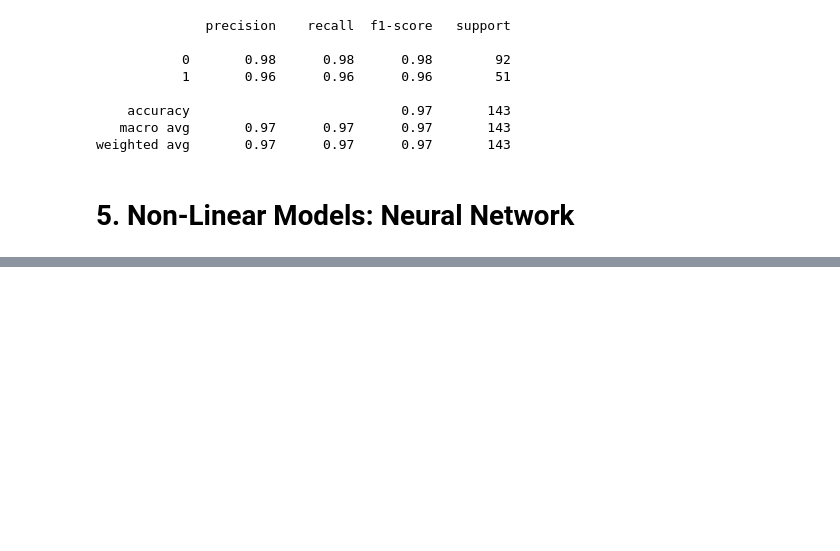
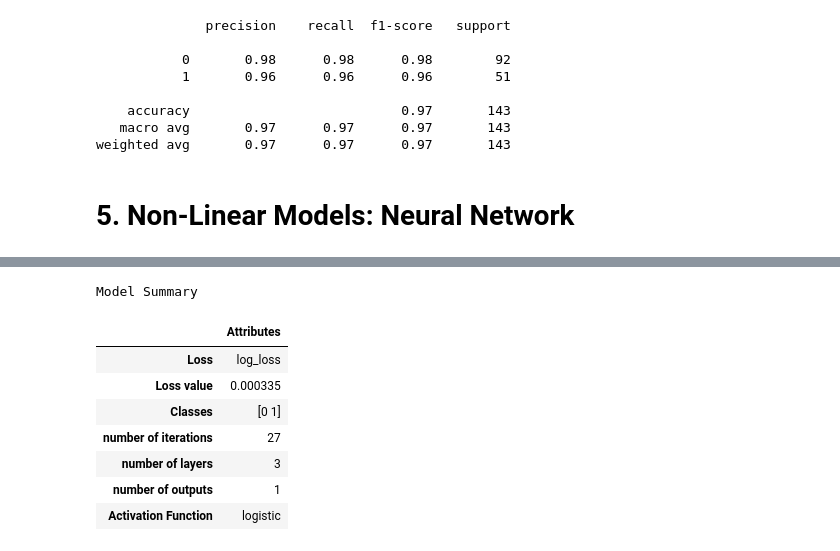
Before and after one commit to lucasabdalah/Exploratory-Data-Analisys, a Jupyter notebook: code/hw3/data_classification.ipynb, the cells around one changed output, grey strips where cells are left out. Drawn from its saved outputs; the diff is of its cells as text; code cells hidden in the pictures; blank space fills up the shorter version.

Commit message:
neural network summary

```diff
--- a/code/hw3/data_classification.ipynb
+++ b/code/hw3/data_classification.ipynb
@@ -224,7 +224,7 @@ weighted avg       0.97      0.97      0.97       143
 # %% [markdown]
 # 5. Non-Linear Models: Neural Network
 # %%
-model = MLPClassifier(activation='logistic',solver='lbfgs', alpha = 1e-5)
+model = MLPClassifier(activation='logistic',solver='lbfgs', alpha = 1e-5, verbose=True)
 model.fit(X_train, y_train)
 
 model.predict(X_test)
@@ -242,0 +243,14 @@ Accuracy of neural network: 0.94
+# %%
+model_parameters = pd.DataFrame([model.loss, model.loss_, model.classes_, model.n_iter_, model.n_layers_, model.n_outputs_, model.out_activation_],
+index = ['Loss', 'Loss value', 'Classes', 'number of iterations', 'number of layers','number of outputs', 'Activation Function'], columns = ['Attributes'])
+model_parameters.style.set_caption('Model Summary')
+# %% [output]
+Model Summary
+|  | Attributes |
+| Loss | log_loss |
+| Loss value | 0.000335 |
+| Classes | [0 1] |
+| number of iterations | 27 |
+| number of layers | 3 |
+| number of outputs | 1 |
+| Activation Function | logistic |
```
Also changed, not shown: parts of 2 cells of this notebook.
